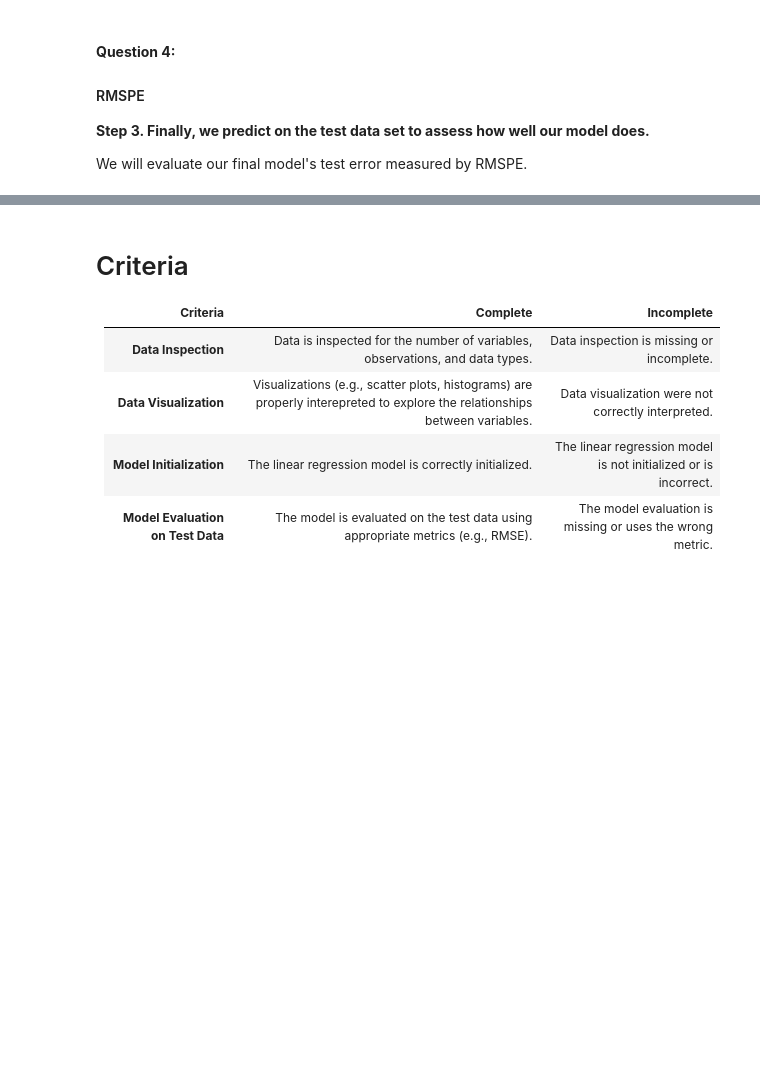
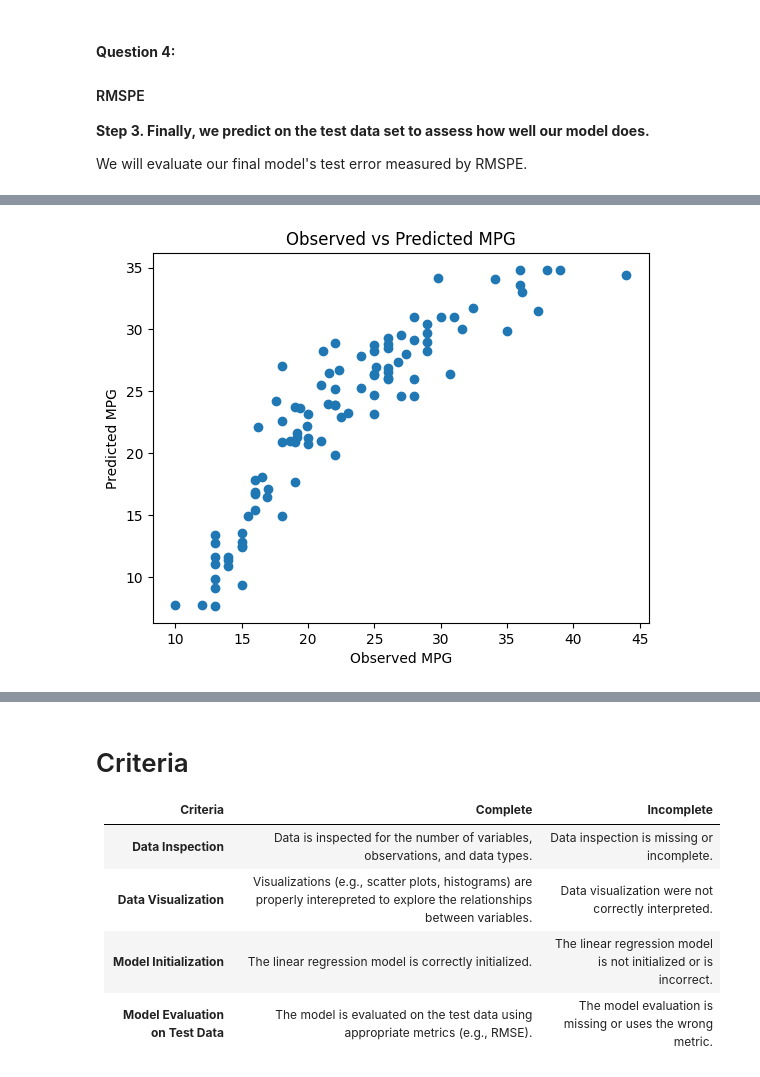
Before and after one commit to ecervinka/LCR, a Jupyter notebook: 02_activities/assignments/assignment_2.ipynb, the cells around one changed output, grey strips where cells are left out. Saved outputs shown, nothing was run; the diff lists cells and outputs as text; code cells hidden in the pictures; blank space fills up the shorter version.

```diff
--- a/02_activities/assignments/assignment_2.ipynb
+++ b/02_activities/assignments/assignment_2.ipynb
@@ -190,27 +230,21 @@ mpg_data_train, mpg_data_test = train_test_split(
 # %% [markdown]
 **Step 2: Fit the linear regression model.**
 # %%
-
-
-numeric_predictors = 🤷‍♂️
+numeric_predictors = mpg_data[['cylinders', 'displacement', 'acceleration', 'weight', 'model_year','horsepower']] #6 numerica variables
 
 # fit the linear regression model
 lm = LinearRegression()
 lm.fit(
-   mpg_data_train[["sq__ft"]],  # A single-column data frame (square footage)
-   mpg_data_train["price"]  # A series (house prices)
+   mpg_data_train[['cylinders', 'displacement', 'acceleration', 'weight', 'model_year','horsepower']],  #6 variables of interest
+   mpg_data_train["mpg"]
 )
 
-
-# Create a DataFrame containing the slope (coefficients) and intercept
+# df containing the slope (coefficients) and intercept
 coefficients_df = pd.DataFrame({
     "predictor": numeric_predictors.columns,
     "slope": lm.coef_,
     "intercept": [lm.intercept_] * len(lm.coef_)
 })
 
-# Display the coefficients DataFrame
+# coefficients cf display
 print(coefficients_df)
-
-# lm.coef_ gives the coefficients for each predictor (change in miles per gallon per unit change in each predictor variable)
-# lm.intercept_ gives the intercept b_0 (the predicted miles per gallon when all predictors are set to 0)
@@ -221,4 +263,14 @@ print(coefficients_df)
 
 We will evaluate our final model's test error measured by RMSPE.
 # %%
-# Your code here ...
+# predict the mpg based on the model
+mpg_data_test["predicted"] = lm.predict(mpg_data_test[['cylinders', 'displacement', 'acceleration', 'weight', 'model_year','horsepower']])
+
+# Calculate RMSPE for the multivariable model.
+lm_mult_test_RMSPE = mean_squared_error(
+    y_true=mpg_data_test["mpg"],
+    y_pred=mpg_data_test["predicted"]
+)**(1/2)
+
+print(lm_mult_test_RMSPE)
+print("The RMSPE is 3.19, which means the predictions are off by an average of 3.19 miles per gallon")
@@ -224,0 +290,12 @@ We will evaluate our final model's test error measured by RMSPE.
+# %%
+#trying to visualize the predicted vs observed values - pulling from the clustering 1 lesson scatterplot
+plt.scatter(mpg_data_test["mpg"], mpg_data_test["predicted"])
+
+plt.xlabel("Observed MPG")
+plt.ylabel("Predicted MPG")
+plt.title("Observed vs Predicted MPG")
+plt.show()
+
+#ideally I think you would want to see a perfect linear relationship here - so that the observed and predicted MPG lined up exactly
+# %% [output]
+[figure, added]
```
Also changed, not shown: parts of 14 cells of this notebook.
